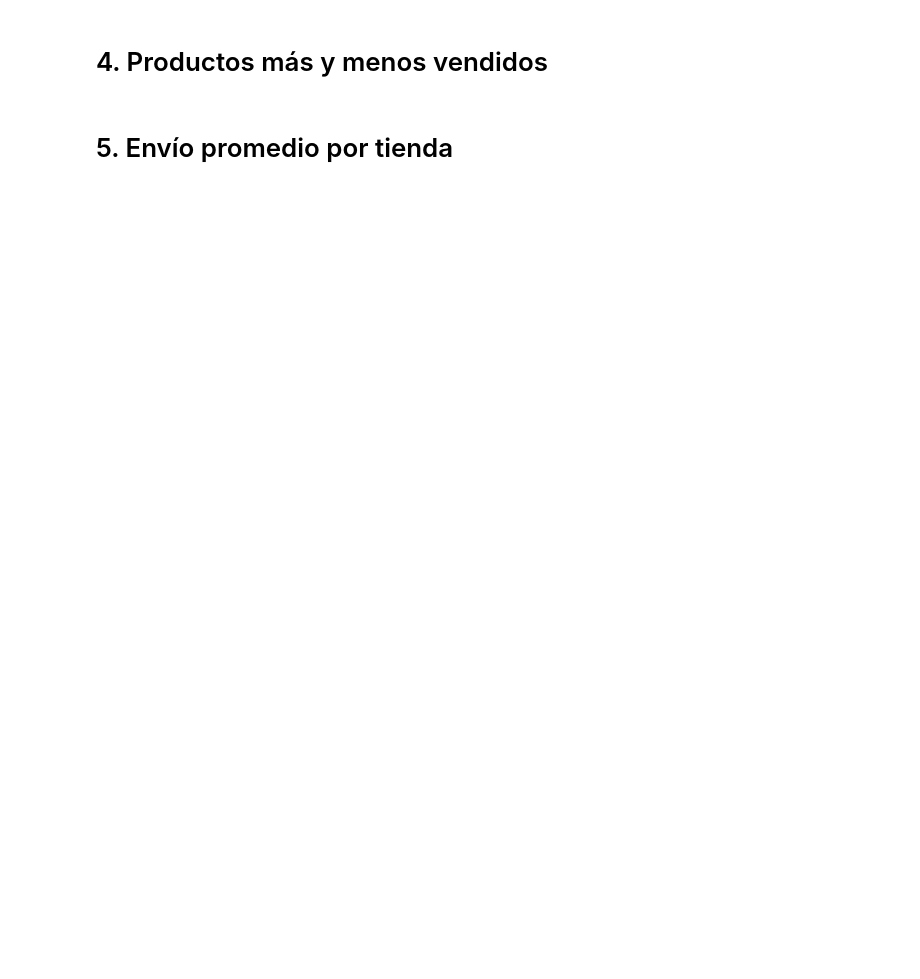
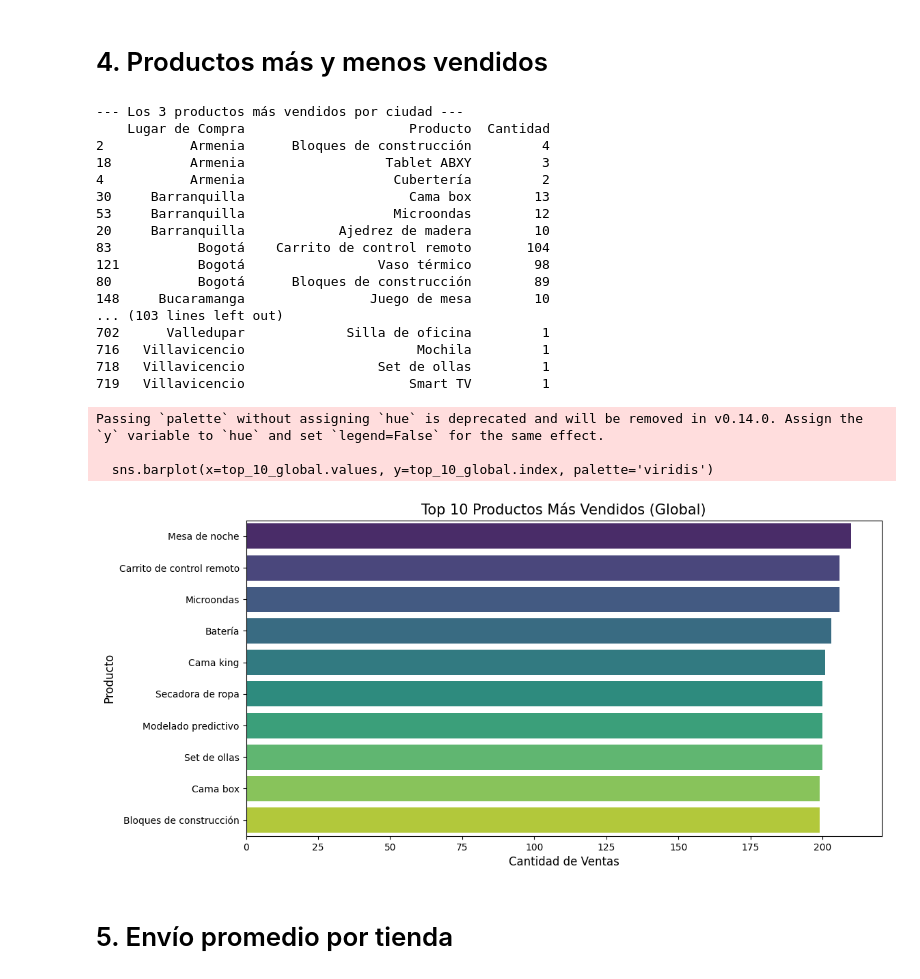
Before and after one commit to ch4rliem/challenge-data-science-latam_store_Carlos_Mendez, a Jupyter notebook: AluraStoreLatam.ipynb, the cells around one changed output. Saved outputs shown, nothing was run; the diff lists cells and outputs as text; code cells hidden in the pictures; blank space fills up the shorter version.

```diff
--- a/AluraStoreLatam.ipynb
+++ b/AluraStoreLatam.ipynb
@@ -74,4 +128,49 @@ Name: Facturacion_Producto, dtype: float64
 # %% [markdown]
 # 4. Productos más y menos vendidos
+# %%
+import matplotlib.pyplot as plt
+import seaborn as sns
+
+# 1. Identificar Top 3 productos más vendidos por cada ciudad/tienda
+top_por_tienda = todas_las_ventas.groupby(['Lugar de Compra', 'Producto']).size().reset_index(name='Cantidad')
+top_por_tienda = top_por_tienda.sort_values(['Lugar de Compra', 'Cantidad'], ascending=[True, False])
+
+print("--- Los 3 productos más vendidos por ciudad ---")
+print(top_por_tienda.groupby('Lugar de Compra').head(3))
+
+print("\n--- Los 3 productos menos vendidos por ciudad ---")
+print(top_por_tienda.groupby('Lugar de Compra').tail(3))
+
+# 2. Visualización: Gráfica de los 10 productos más vendidos en general
+plt.figure(figsize=(12, 6))
+top_10_global = todas_las_ventas['Producto'].value_counts().head(10)
+sns.barplot(x=top_10_global.values, y=top_10_global.index, palette='viridis')
+
+plt.title('Top 10 Productos Más Vendidos (Global)', fontsize=15)
+plt.xlabel('Cantidad de Ventas', fontsize=12)
+plt.ylabel('Producto', fontsize=12)
+plt.show()
+# %% [output]
+--- Los 3 productos más vendidos por ciudad ---
+    Lugar de Compra                     Producto  Cantidad
+2           Armenia      Bloques de construcción         4
+18          Armenia                  Tablet ABXY         3
+4           Armenia                   Cubertería         2
+30     Barranquilla                     Cama box        13
+53     Barranquilla                   Microondas        12
+20     Barranquilla            Ajedrez de madera        10
+83           Bogotá    Carrito de control remoto       104
+121          Bogotá                 Vaso térmico        98
+80           Bogotá      Bloques de construcción        89
+148     Bucaramanga                Juego de mesa        10
+... (103 lines left out)
+702      Valledupar             Silla de oficina         1
+716   Villavicencio                      Mochila         1
+718   Villavicencio                 Set de ollas         1
+719   Villavicencio                     Smart TV         1
+Passing `palette` without assigning `hue` is deprecated and will be removed in v0.14.0. Assign the `y` variable to `hue` and set `legend=False` for the same effect.
+
+  sns.barplot(x=top_10_global.values, y=top_10_global.index, palette='viridis')
+[figure, added]
 # %% [markdown]
 # 5. Envío promedio por tienda
```
Also changed, not shown: parts of 2 cells of this notebook.
